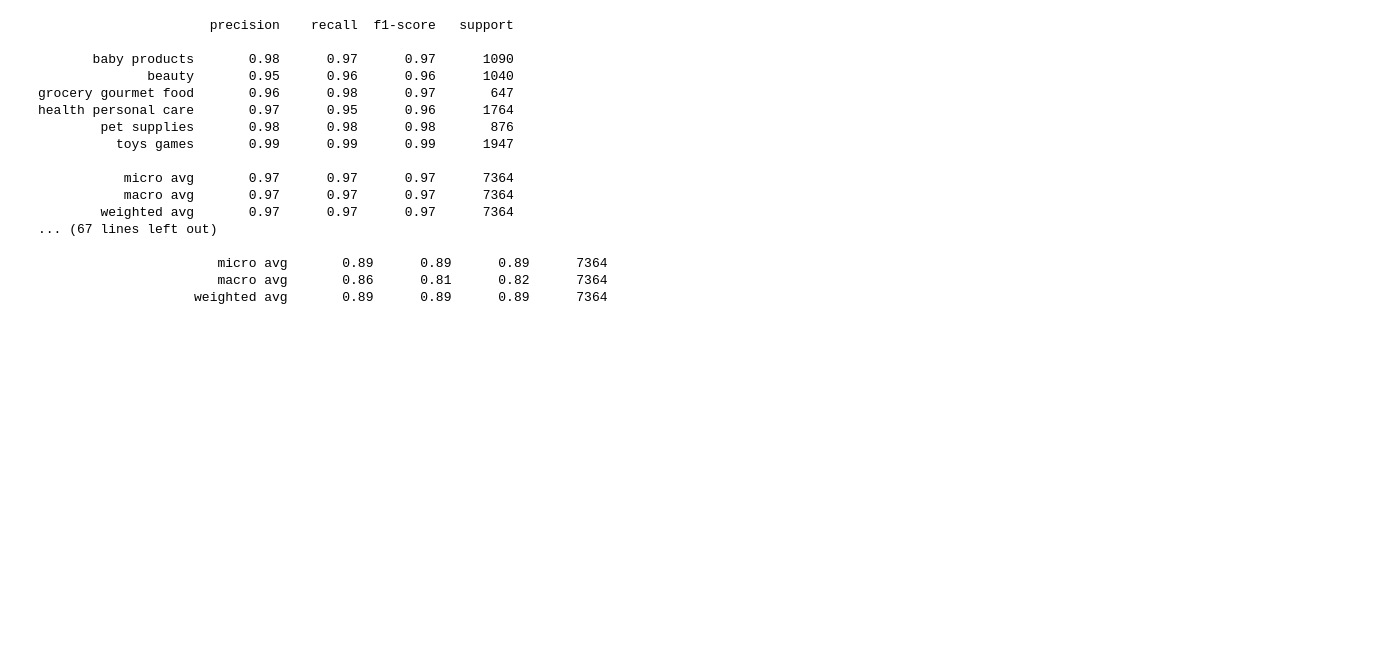
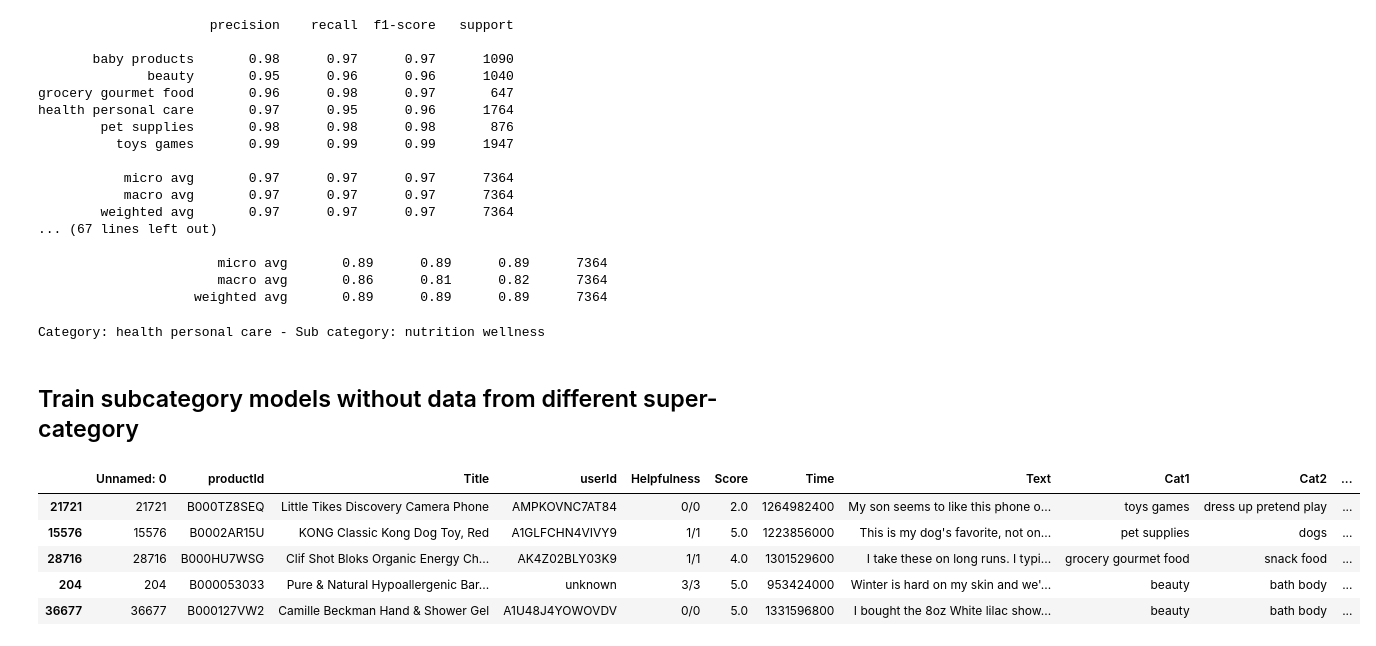
Before and after one commit to Viktor2k/playground, a Jupyter notebook: hierarchical_classification/Amazon Review hierarchical training.ipynb, the cells around one changed output. Drawn from its saved outputs; the diff is of its cells as text; code cells hidden in the pictures; blank space fills up the shorter version.

Commit message:
Checking out these changes

```diff
--- a/hierarchical_classification/Amazon Review hierarchical training.ipynb
+++ b/hierarchical_classification/Amazon Review hierarchical training.ipynb
@@ -235,3 +262,21 @@ health personal care       0.97      0.95      0.96      1764
                        micro avg       0.89      0.89      0.89      7364
                        macro avg       0.86      0.81      0.82      7364
                     weighted avg       0.89      0.89      0.89      7364
+# %%
+text = "'Har '"
+catpred = clf1.predict([text])[0]
+subcat_pred = subcat_dict[catpred]['clf'].predict([text])[0]
+print(f"Category: {catpred} - Sub category: {subcat_pred}")
+# %% [output]
+Category: health personal care - Sub category: nutrition wellness
+# %% [markdown]
+## Train subcategory models without data from different super-category
+# %%
+train_df.head()
+# %% [output]
+|  | Unnamed: 0 | productId | Title | userId | Helpfulness | Score | Time | Text | Cat1 | Cat2 | ... |
+| 21721 | 21721 | B000TZ8SEQ | Little Tikes Discovery Camera Phone | AMPKOVNC7AT84 | 0/0 | 2.0 | 1264982400 | My son seems to like this phone o... | toys games | dress up pretend play | ... |
+| 15576 | 15576 | B0002AR15U | KONG Classic Kong Dog Toy, Red | A1GLFCHN4VIVY9 | 1/1 | 5.0 | 1223856000 | This is my dog's favorite, not on... | pet supplies | dogs | ... |
+| 28716 | 28716 | B000HU7WSG | Clif Shot Bloks Organic Energy Ch... | AK4Z02BLY03K9 | 1/1 | 4.0 | 1301529600 | I take these on long runs. I typi... | grocery gourmet food | snack food | ... |
+| 204 | 204 | B000053033 | Pure & Natural Hypoallergenic Bar... | unknown | 3/3 | 5.0 | 953424000 | Winter is hard on my skin and we'... | beauty | bath body | ... |
+| 36677 | 36677 | B000127VW2 | Camille Beckman Hand & Shower Gel | A1U48J4YOWOVDV | 0/0 | 5.0 | 1331596800 | I bought the 8oz White lilac show... | beauty | bath body | ... |
```
Also changed, not shown: parts of 4 cells of this notebook, 6 other files.
